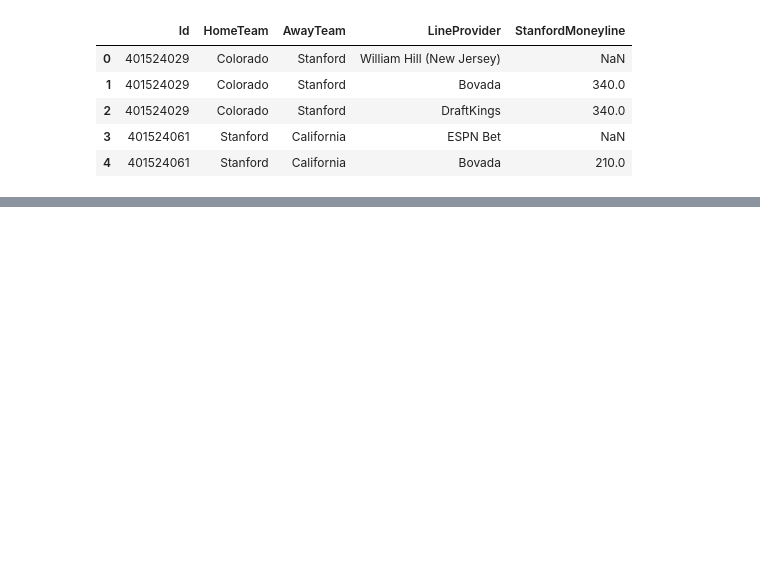
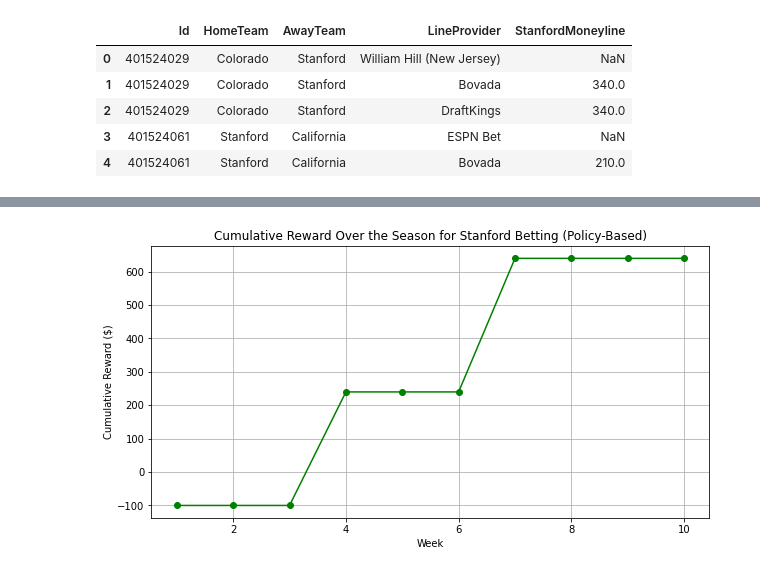
Before and after one commit to zainj04/AA228-Final-Project, a Jupyter notebook: Final_Project/sandbox.ipynb, the cells around one changed output, grey strips where cells are left out. Saved outputs shown, nothing was run; the diff lists cells and outputs as text; code cells hidden in the pictures; blank space fills up the shorter version.

```diff
--- a/Final_Project/sandbox.ipynb
+++ b/Final_Project/sandbox.ipynb
@@ -166,0 +277,14 @@ Detailed Game Log with Actions and Rewards:
+# %%
+import matplotlib.pyplot as plt
+
+# Plotting cumulative reward over weeks
+weeks = list(range(1, len(rewards) + 1))
+plt.figure(figsize=(10, 5))
+plt.plot(weeks, rewards, marker='o', linestyle='-', color='g')
+plt.title("Cumulative Reward Over the Season for Stanford Betting (Policy-Based)")
+plt.xlabel("Week")
+plt.ylabel("Cumulative Reward ($)")
+plt.grid(True)
+plt.show()
+# %% [output]
+[figure, added]
```
Also changed, not shown: parts of 6 cells of this notebook, 11 other files.
